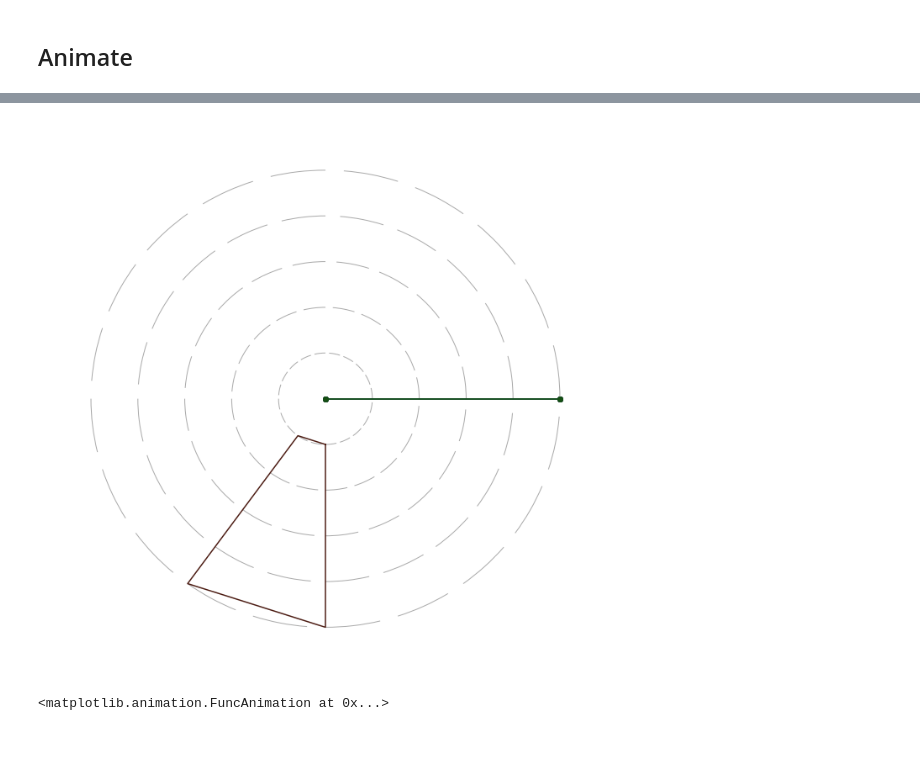
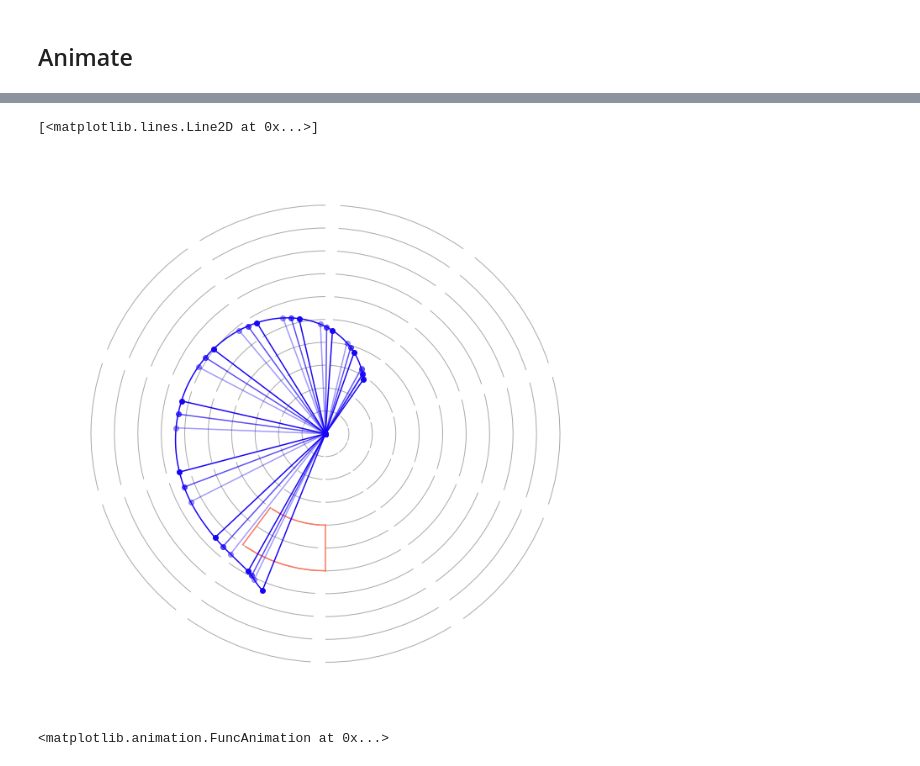
Before and after one commit to DLMcPherson/mintervention-constrained-optimal-control, a Jupyter notebook: telescopingInvertedPendulum_MinterventionAwareOptimization.ipynb, the cells around one changed output, grey strips where cells are left out. Saved outputs shown, nothing was run; the diff lists cells and outputs as text; code cells hidden in the pictures.

Commit message:
DLM: extended triplication and 2pi goal wrapping to TIP optimizing

```diff
--- a/telescopingInvertedPendulum_MinterventionAwareOptimization.ipynb
+++ b/telescopingInvertedPendulum_MinterventionAwareOptimization.ipynb
@@ -195,7 +195,7 @@ safe_vehicle = dyn.MinimumInterventionDynamicsWrapper(vehicle,safeLevel)
 timestep_length = 0.01
 
 # Forward simulate the dynamics with zero control
-N = 1000
+N = 500
 states_init = np.zeros((safe_vehicle.dimZ,N+1))
 control_init = np.zeros((safe_vehicle.dimU,N))
 states_init[:,0] = np.array([1,0,4.5,0])
@@ -232,18 +318,17 @@ safe_vehicle = dyn.MinimumInterventionDynamicsWrapper(vehicle,safeLevel)
 # %%
-# Define the Agent's objective function
-import objective_functions as of
-import quadratic_objectives as qof
-import avoidance_objective as caof
-
 runningControlCost = qof.QuadraticControlCost(dlqr.QuadraticForm(vehicle.dimU,np.diag([0.05,0.05]),np.zeros((vehicle.dimU,1)),0))
 
 Qprox = np.diag([1,0,1,0])
-goal_state = np.array([0,0,5,0])
-terminalCost = of.TerminalCost(qof.QuadraticStateCost(
+goal_state = np.array([0.7*2*np.pi,0,5,0])
+terminalCost = of.TerminalCost(
+    WrappedFirstState(
+    qof.QuadraticStateCost(
         dlqr.QuadraticForm(vehicle.dimZ,Qprox,
                            -2*Qprox*np.matrix(goal_state).T,
                            np.dot(np.dot(goal_state.transpose(),Qprox),goal_state) )
-        ) * 80)
+        )
+    ,2*np.pi,-np.pi)
+    * 80)
 
 Agent_objective = runningControlCost*1
 # %% [markdown]
@@ -306,46 +499,81 @@ from matplotlib import animation, rc
 from IPython.display import HTML
 rc('animation', html='html5')
 
 # Setup the figure
 fig = plt.figure(figsize=[12,12])
-plt.axis([-6,6,-6,6])
+plt.axis([-12,12,-12,12])
 ax = fig.axes[0]
 # Remove axis lines.
 ax.spines['top'].set_visible(False)
 ax.spines['right'].set_visible(False)
 ax.spines['bottom'].set_visible(False)
 ax.spines['left'].set_visible(False)
 
 # Set ticks
 ax.xaxis.set_ticks([])
 ax.yaxis.set_ticks([])
 ax.tick_params(direction='in')
 # Set incremental tilings
-angle_grid_spacing = 0.05
-for rb in [1,2,3,4,5]:
+angle_grid_spacing = 0.1
+for rb in [1,2,3,4,5,6,7,8,9,10]:
     for ab in np.arange(0,1,angle_grid_spacing):
         arc = mplt.patches.Arc((0,0),2*rb,2*rb,
                                 color='#AAAAAA',
-                                theta1 = 360*ab,
-                                theta2 = 360*(ab+0.75*angle_grid_spacing))
+                                theta1 = 90+360*ab,
+                                theta2 = 90+360*(ab+0.9*angle_grid_spacing))
         ax.add_patch(arc)
 # Draw the obstacle
-#"""
-ax.plot([1*np.sin(angle1),1*np.sin(angle2),5*np.sin(angle2),5*np.sin(angle1),1*np.sin(angle1)],
-        [1*np.cos(angle1),1*np.cos(angle2),5*np.cos(angle2),5*np.cos(angle1),1*np.cos(angle1)],
-        color=colors[1][0])
-#"""
+"""
+ax.plot([4*np.sin(angle1),4*np.sin(angle2),6*np.sin(angle2),6*np.sin(angle1),4*np.sin(angle1)],
+        [4*np.cos(angle1),4*np.cos(angle2),6*np.cos(angle2),6*np.cos(angle1),4*np.cos(angle1)],
+        color=colors[2][0])
+"""
+ax.plot([6*np.sin(angle1),4*np.sin(angle1)],
+        [6*np.cos(angle1),4*np.cos(angle1)],
+        color=colors[2][0])
+ax.plot(4*np.sin(angles1to2),
+        4*np.cos(angles1to2),
+        color=colors[2][0])
+ax.plot([4*np.sin(angle2),6*np.sin(angle2)],
+        [4*np.cos(angle2),6*np.cos(angle2)],
+        color=colors[2][0])
+ax.plot(6*np.sin(angles1to2),6*np.cos(angles1to2),
+        color=colors[2][0])
 #ax.xaxis.label.set_color('#777777')
 #ax.tick_params(axis='x', colors='#777777')
 #ax.yaxis.label.set_color('#777777')
 #ax.tick_params(axis='y', colors='#777777')
 
 lines = []
-for ii in range(0,6):
-    line, = ax.plot([0,5], [0,0], 'o-', color=colors[1][ii])
+trajID = 0
+trace = optimized_states[trajID][1]
+for i in np.arange(0,501,50):
+    """
+    angle = trace[0,i]
+    length = trace[2,i]
+    x = [0,length * np.sin(angle)]
+    y = [0,length * np.cos(angle)]
+    line, = ax.plot(x,y , 'o-', color='#1604F5', alpha = (100+i)/600)
     lines.append(line)
+    """
+    for back in range(0,3):
+        angle = trace[0,i-back*10]
+        length = trace[2,i-back*10]
+        x = [0,length * np.sin(angle)]
+        y = [0,length * np.cos(angle)]
+        line, = ax.plot(x,y , 'o-', color='#1604F5', alpha = 1 - back*0.3)
+        lines.append(line)
+    #"""
+
+trace = trace = optimized_states[trajID][1]
+angle = trace[0,:]
+length = trace[2,:]
+xes = length * np.sin(angle)
+yes = length * np.cos(angle)
+ax.plot(xes,yes, color='#1604F5')
 # %% [output]
+[<matplotlib.lines.Line2D at 0x...>]
-[figure, old version]
+[figure, new version]
 # %%
 # initialization function: plot the background of each frame
 def init():
```
Also changed, not shown: parts of 17 cells of this notebook, 8 other files.
